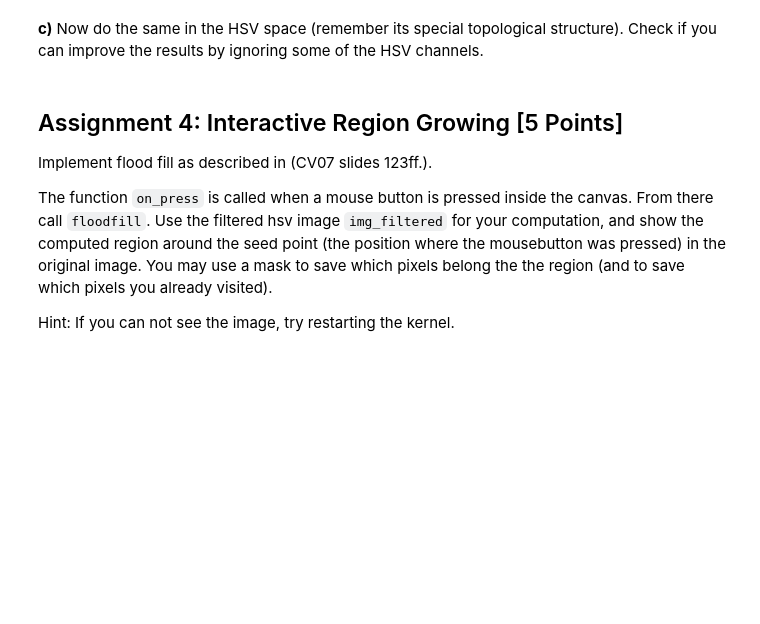
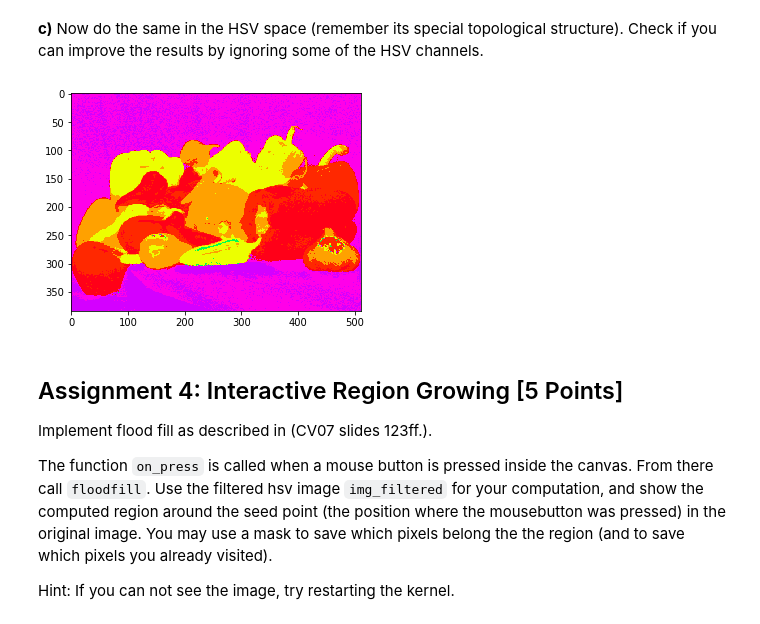
Before and after one commit to shorty-longbottom97/Computer_Vision, a Jupyter notebook: sheet05/sheet05.ipynb, the cells around one changed output. Saved outputs shown, nothing was run; the diff lists cells and outputs as text; code cells hidden in the pictures; blank space fills up the shorter version.

```diff
--- a/sheet05/sheet05.ipynb
+++ b/sheet05/sheet05.ipynb
@@ -281,36 +290,69 @@ import numpy as np
 import imageio
 import matplotlib.pyplot as plt
 from skimage import color, io
 %matplotlib inline
 # from matplotlib.colors import rgb_to_hsv, hsv_to_rgb
 
 img = imageio.imread('images/peppers.png', pilmode = 'RGB')
 
 def kmeans_hsv(img, k, threshold = 0):
     """
     k-means clustering in HSV space.
 
     Arguments:
         img (numpy.ndarray): an HSV image
         k (int): the number of clusters
         threshold (float):
 
     Result:
         cluster (numpy.ndarray): an array of the same size as `img`,
             containing for each pixel the cluster it belongs to
         centers (numpy.ndarray): an array
     """
-    # YOUR CODE HERE
-    return cluster, centers
+    # make 2D array from 1D
+    wrap = lambda x: np.array([[y] for y in x])
+    # clustering by hue values only
+    hue_img = np.array(img[...,0])
+    #flatten and make 2D array to prepare for distance.cdist
+    flat_hue_img = wrap(hue_img.flatten())
+    # random hue values
+    centers = wrap([np.random.random() for _ in range(k)])
 
+    change = np.inf
+    while change > threshold:
+        change = 0
+        # pointwise HSV distance between hue pairs of in XA and XB
+        dist = distance.cdist(XA=flat_hue_img,
+                              XB=centers,
+                              metric=lambda x,y: min(abs(x-y), 360-abs(x-y)))
+        # reduce dimension to 1D array with cluster labels
+        cluster = np.array([np.argmin(dist[i,:]) for i in range(len(dist))])
+        # reshape to image shape
+        cluster = np.reshape(cluster, img.shape[:-1])
+
+        label_set = np.unique(cluster)
+        for i in range(k):
+            # if label is assigned
+            if i in label_set:
+                new_center = np.average(hue_img[cluster== i])
+            # else, if centroid was unsuitable and label was not assigned
+            else:
+                new_center = np.random.random()
+
+            change += min(abs(centers[i]-new_center), 360-abs(centers[i]-new_center))
+            centers[i] = [new_center]
+
+    return cluster, np.array([[h,1,1] for h in centers.flatten()])
 
 img_hsv = color.rgb2hsv(img)
 k = 7
 theta = 0.01
 
 cluster, centers_hsv = kmeans_hsv(img_hsv, k, theta)
-plt.imshow(color.hsv2rgb(centers[cluster]))
+plt.imshow(color.hsv2rgb(centers_hsv[cluster]))
 plt.show()
+# %% [output]
+[figure, added]
 # %% [markdown]
 ## Assignment 4: Interactive Region Growing [5 Points]
 
```
Also changed, not shown: parts of 1 cell of this notebook.
